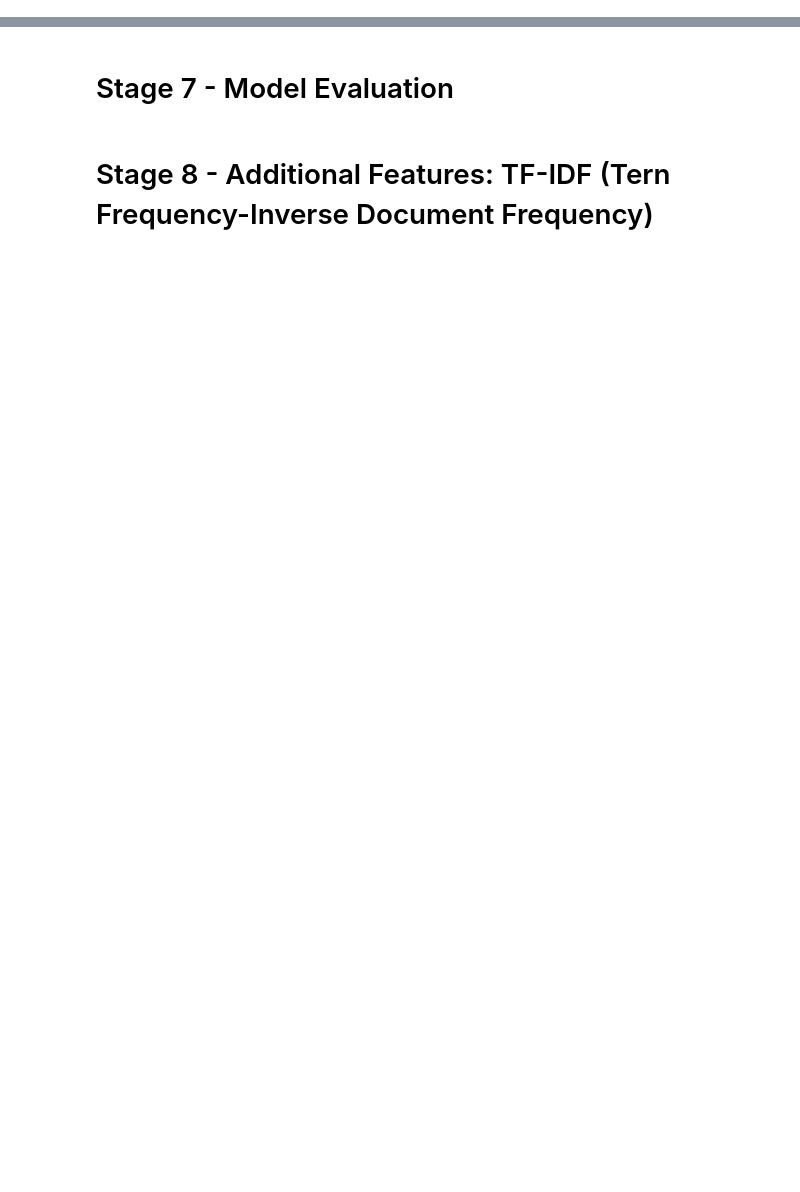
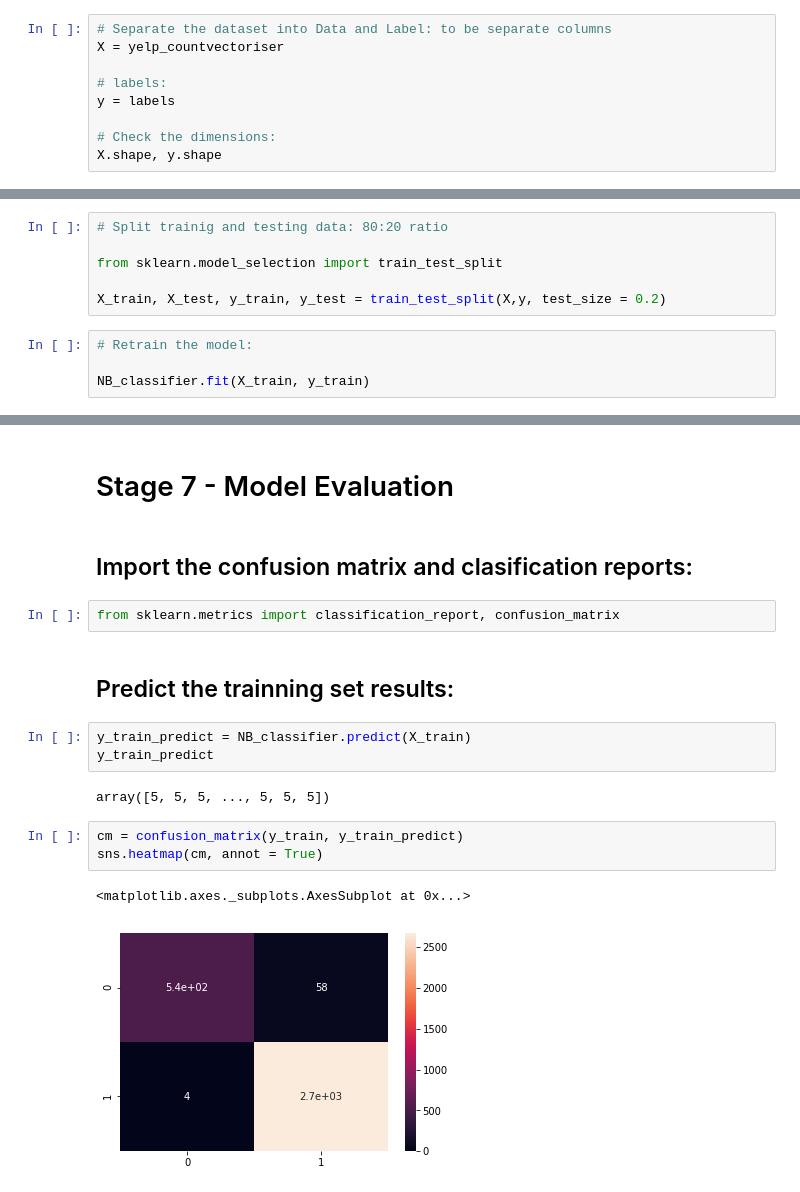
Before and after one commit to ylee9107/Project-7-YelpReviewsClassification, a Jupyter notebook: Project 7 - Classifying Yelp Review_NLP Exercise.ipynb, the cells around one changed output, grey strips where cells are left out. Saved outputs shown, nothing was run; the diff lists cells and outputs as text; blank space fills up the shorter version.

```diff
--- a/Project 7 - Classifying Yelp Review_NLP Exercise.ipynb
+++ b/Project 7 - Classifying Yelp Review_NLP Exercise.ipynb
@@ -485,0 +530,9 @@ print(vectorizer.get_feature_names())
+# %%
+# Separate the dataset into Data and Label: to be separate columns
+X = yelp_countvectoriser
+
+# labels:
+y = labels
+
+# Check the dimensions:
+X.shape, y.shape
@@ -485,0 +541,10 @@ print(vectorizer.get_feature_names())
+# %%
+# Split trainig and testing data: 80:20 ratio
+
+from sklearn.model_selection import train_test_split
+
+X_train, X_test, y_train, y_test = train_test_split(X,y, test_size = 0.2)
+# %%
+# Retrain the model:
+
+NB_classifier.fit(X_train, y_train)
@@ -486,4 +557,19 @@ print(vectorizer.get_feature_names())
 # %% [markdown]
 # Stage 7 - Model Evaluation
-# %% [markdown]
-# Stage 8 - Additional Features: TF-IDF (Tern Frequency-Inverse Document Frequency)
+# %% [markdown]
+## Import the confusion matrix and clasification reports:
+# %%
+from sklearn.metrics import classification_report, confusion_matrix
+# %% [markdown]
+## Predict the trainning set results:
+# %%
+y_train_predict = NB_classifier.predict(X_train)
+y_train_predict
+# %% [output]
+array([5, 5, 5, ..., 5, 5, 5])
+# %%
+cm = confusion_matrix(y_train, y_train_predict)
+sns.heatmap(cm, annot = True)
+# %% [output]
+<matplotlib.axes._subplots.AxesSubplot at 0x...>
+[figure, added]
```
Also changed, not shown: parts of 19 cells of this notebook.
